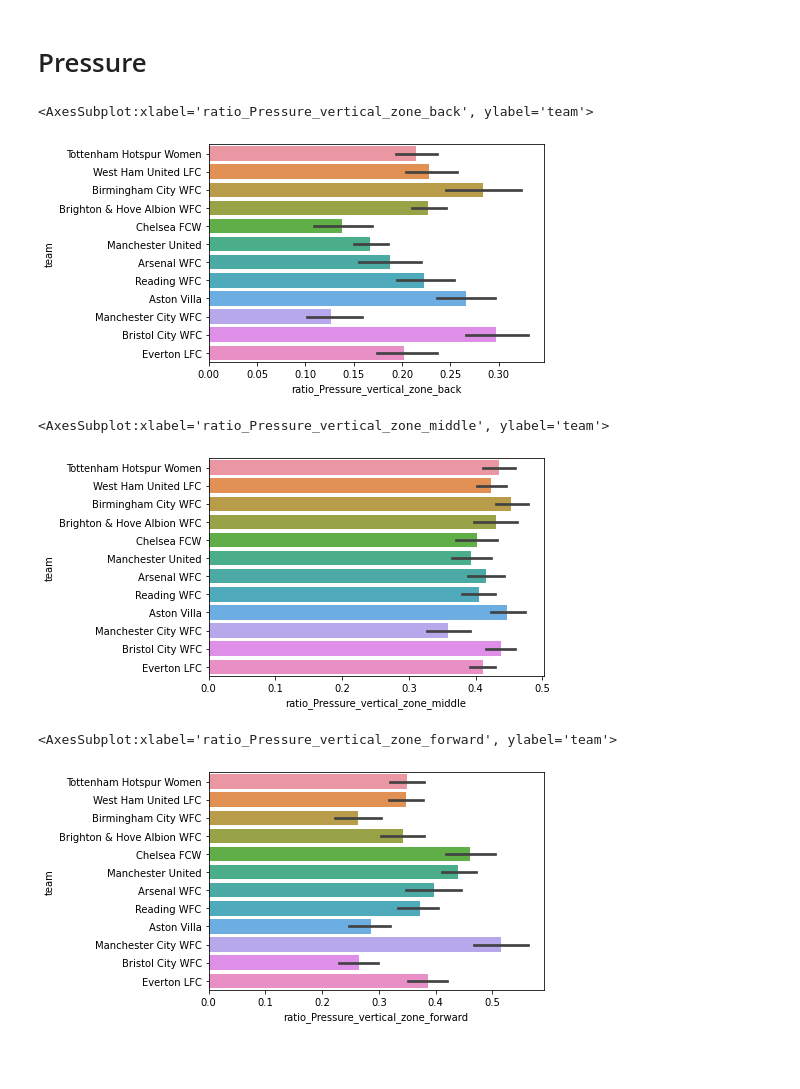
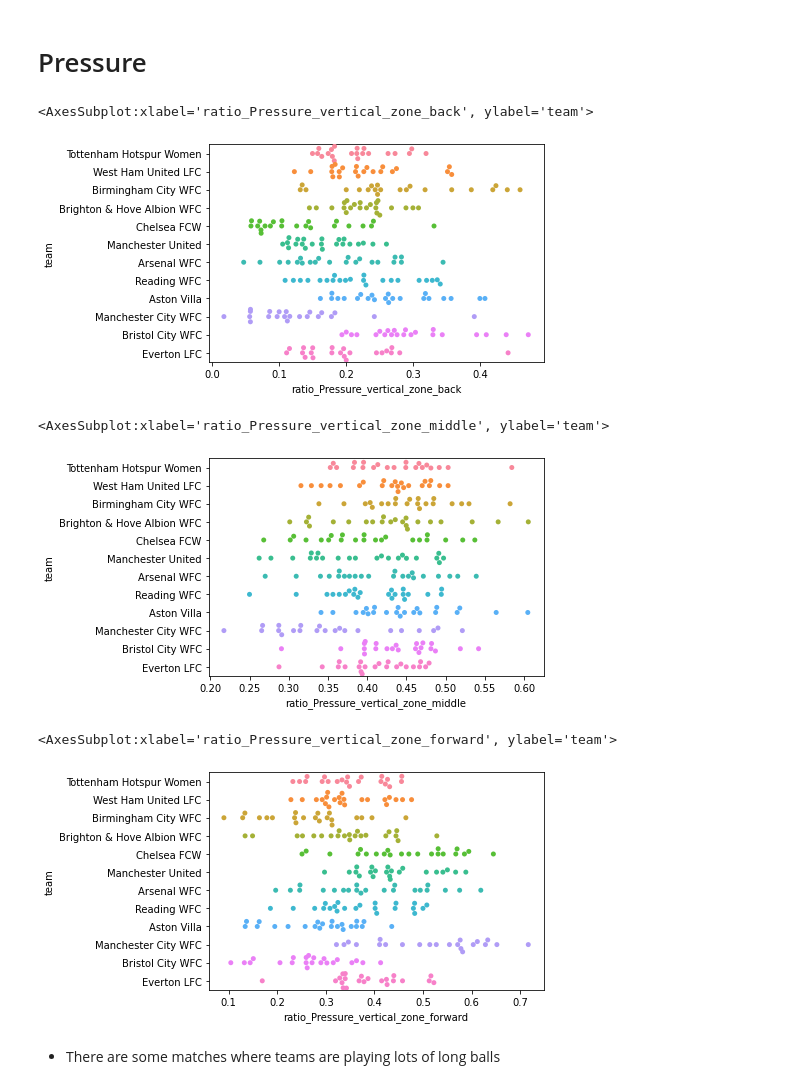
Before and after one commit to Duncan-Hunter/statsbomb_features, a Jupyter notebook: modelling.ipynb, the cells around one changed output. Cells and saved outputs as stored; diff of their text form; code cells hidden in the pictures; blank space fills up the shorter version.

```diff
--- a/modelling.ipynb
+++ b/modelling.ipynb
@@ -66,17 +84,19 @@ sns.barplot(y="team", x="pass_success_ratio", data=wsl_features)
 # %% [markdown]
 # Pressure
 # %%
-sns.barplot(y="team", x="ratio_Pressure_vertical_zone_back", data=wsl_features)
+sns.swarmplot(y="team", x="ratio_Pressure_vertical_zone_back", data=wsl_features)
 # %% [output]
 <AxesSubplot:xlabel='ratio_Pressure_vertical_zone_back', ylabel='team'>
-[figure, old version]
+[figure, new version]
 # %%
-sns.barplot(y="team", x="ratio_Pressure_vertical_zone_middle", data=wsl_features)
+sns.swarmplot(y="team", x="ratio_Pressure_vertical_zone_middle", data=wsl_features)
 # %% [output]
 <AxesSubplot:xlabel='ratio_Pressure_vertical_zone_middle', ylabel='team'>
-[figure, old version]
+[figure, new version]
 # %%
-sns.barplot(y="team", x="ratio_Pressure_vertical_zone_forward", data=wsl_features)
+sns.swarmplot(y="team", x="ratio_Pressure_vertical_zone_forward", data=wsl_features)
 # %% [output]
 <AxesSubplot:xlabel='ratio_Pressure_vertical_zone_forward', ylabel='team'>
-[figure, old version]
+[figure, new version]
+# %% [markdown]
+ - There are some matches where teams are playing lots of long balls
```
Also changed, not shown: parts of 9 cells of this notebook, 1 other file.
